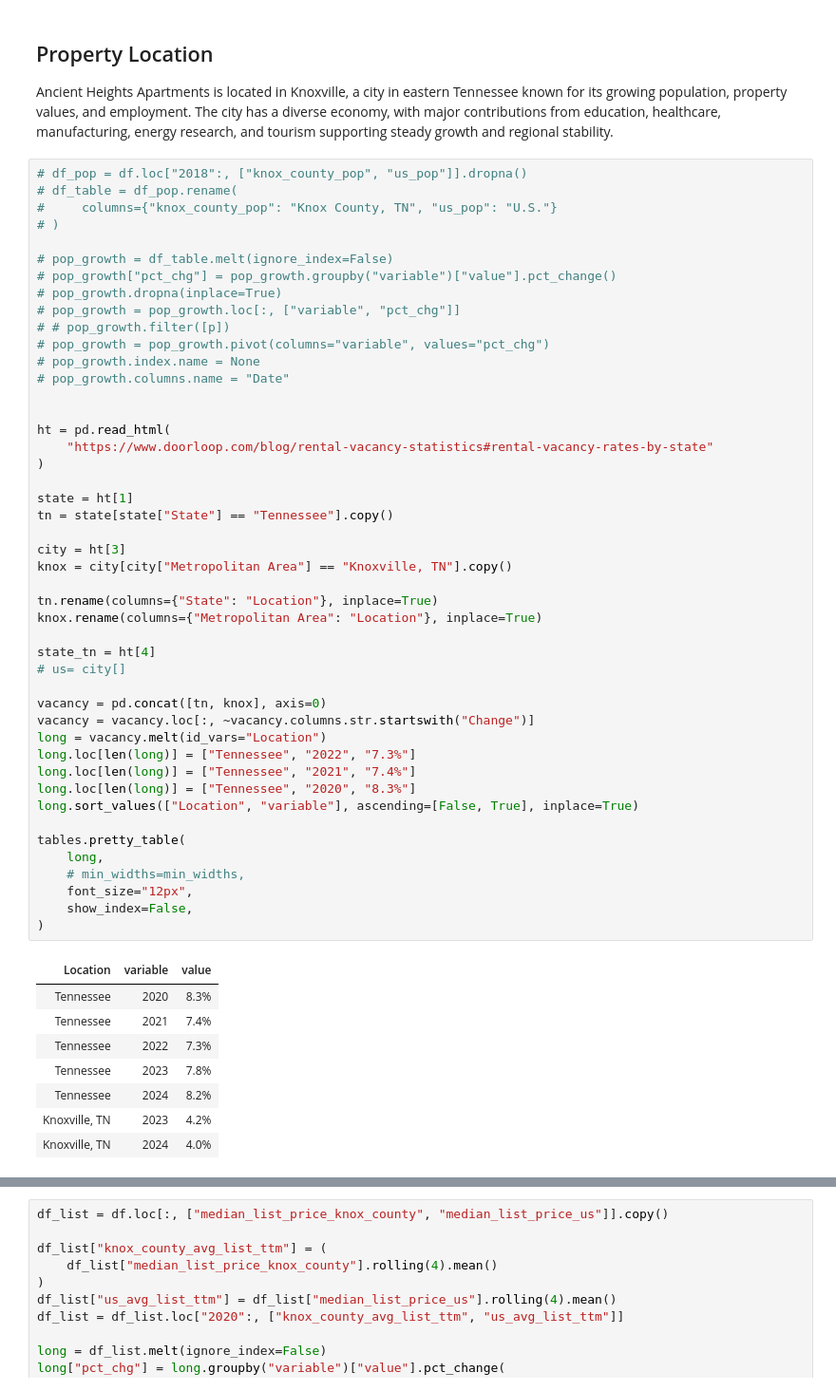
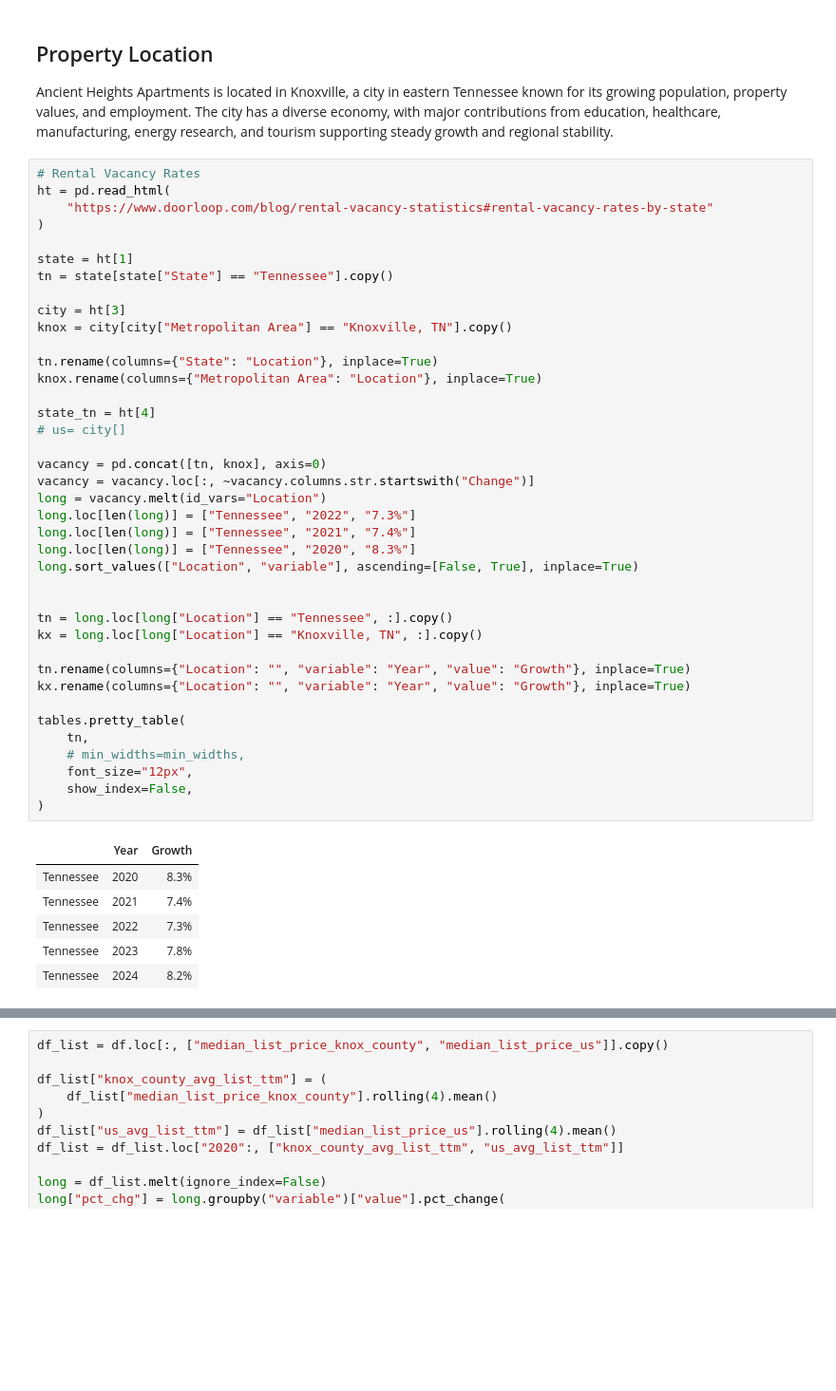
Before and after one commit to aaron-san/ancient-heights, a Jupyter notebook: index.ipynb, the cells around one changed output, grey strips where cells are left out. Shown at 95% size. Cells and saved outputs as stored; diff of their text form; blank space fills up the shorter version.

```diff
--- a/index.ipynb
+++ b/index.ipynb
@@ -310,57 +351,48 @@ logs.log_change(
 
 Ancient Heights Apartments is located in Knoxville, a city in eastern Tennessee known for its growing population, property values, and employment. The city has a diverse economy, with major contributions from education, healthcare, manufacturing, energy research, and tourism supporting steady growth and regional stability.
 # %%
-# df_pop = df.loc["2018":, ["knox_county_pop", "us_pop"]].dropna()
-# df_table = df_pop.rename(
-#     columns={"knox_county_pop": "Knox County, TN", "us_pop": "U.S."}
-# )
-
-# pop_growth = df_table.melt(ignore_index=False)
-# pop_growth["pct_chg"] = pop_growth.groupby("variable")["value"].pct_change()
-# pop_growth.dropna(inplace=True)
-# pop_growth = pop_growth.loc[:, ["variable", "pct_chg"]]
-# # pop_growth.filter([p])
-# pop_growth = pop_growth.pivot(columns="variable", values="pct_chg")
-# pop_growth.index.name = None
-# pop_growth.columns.name = "Date"
-
-
+# Rental Vacancy Rates
 ht = pd.read_html(
     "https://www.doorloop.com/blog/rental-vacancy-statistics#rental-vacancy-rates-by-state"
 )
 
 state = ht[1]
 tn = state[state["State"] == "Tennessee"].copy()
 
 city = ht[3]
 knox = city[city["Metropolitan Area"] == "Knoxville, TN"].copy()
 
 tn.rename(columns={"State": "Location"}, inplace=True)
 knox.rename(columns={"Metropolitan Area": "Location"}, inplace=True)
 
 state_tn = ht[4]
 # us= city[]
 
 vacancy = pd.concat([tn, knox], axis=0)
 vacancy = vacancy.loc[:, ~vacancy.columns.str.startswith("Change")]
 long = vacancy.melt(id_vars="Location")
 long.loc[len(long)] = ["Tennessee", "2022", "7.3%"]
 long.loc[len(long)] = ["Tennessee", "2021", "7.4%"]
 long.loc[len(long)] = ["Tennessee", "2020", "8.3%"]
 long.sort_values(["Location", "variable"], ascending=[False, True], inplace=True)
 
+
+tn = long.loc[long["Location"] == "Tennessee", :].copy()
+kx = long.loc[long["Location"] == "Knoxville, TN", :].copy()
+
+tn.rename(columns={"Location": "", "variable": "Year", "value": "Growth"}, inplace=True)
+kx.rename(columns={"Location": "", "variable": "Year", "value": "Growth"}, inplace=True)
+
 tables.pretty_table(
-    long,
+    tn,
     # min_widths=min_widths,
     font_size="12px",
     show_index=False,
 )
 # %% [output]
-| Location | variable | value |
+|  | Year | Growth |
 | Tennessee | 2020 | 8.3% |
 | Tennessee | 2021 | 7.4% |
 | Tennessee | 2022 | 7.3% |
 | Tennessee | 2023 | 7.8% |
 | Tennessee | 2024 | 8.2% |
-| Knoxville, TN | 2023 | 4.2% |
-| Knoxville, TN | 2024 | 4.0% |
```
Also changed, not shown: parts of 10 cells of this notebook, 11 other files.
